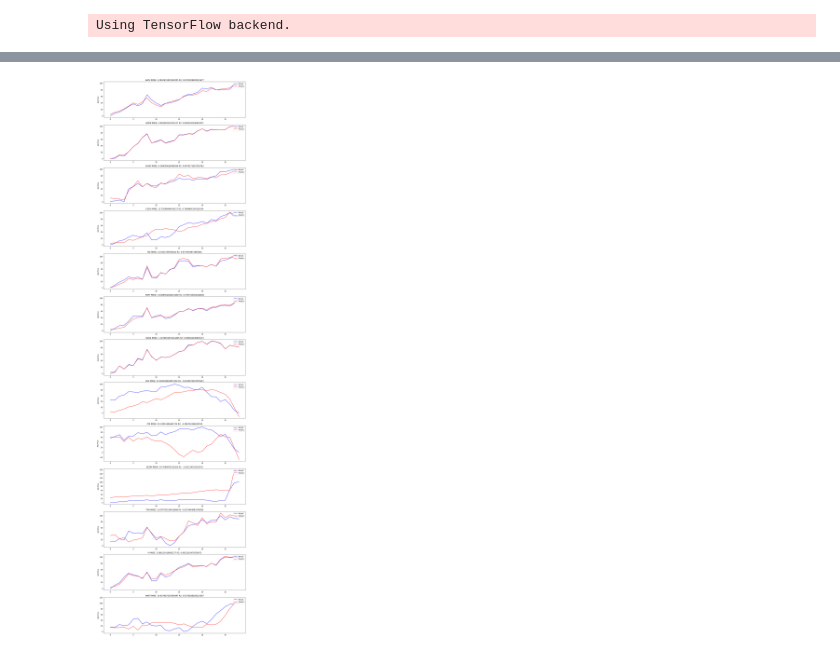
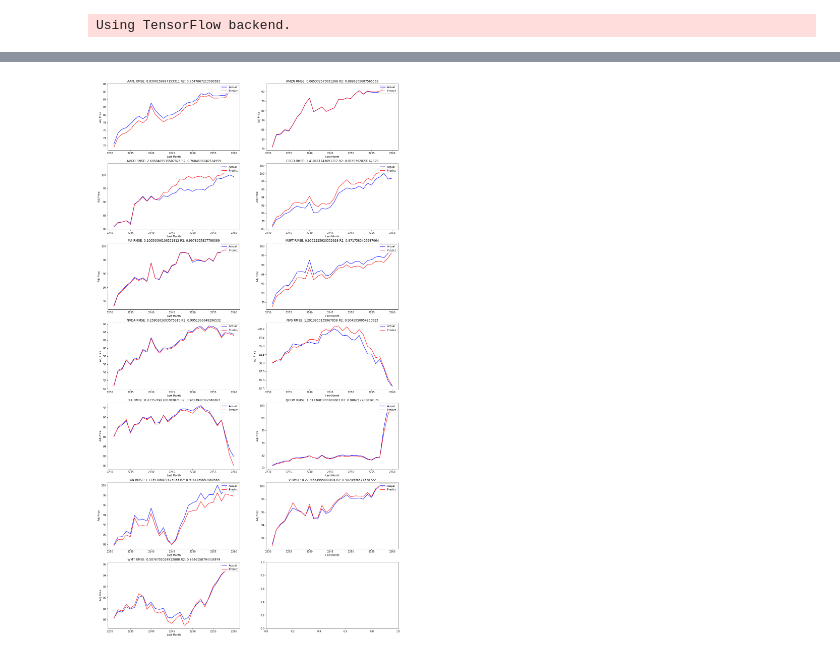
Before and after one commit to farukbulbul/stock_price_indicator, a Jupyter notebook: Stock_Price_Indicator.ipynb, the cells around one changed output, grey strips where cells are left out. Saved outputs shown, nothing was run; the diff lists cells and outputs as text; code cells hidden in the pictures.

Commit message:
result image label fix

```diff
--- a/Stock_Price_Indicator.ipynb
+++ b/Stock_Price_Indicator.ipynb
@@ -50,8 +50,11 @@ for stock in stock_list:
     stock_data_list.append(stock_data)
 # %%
 # C- check for null values
+there_exist_null_value = False
 
 for stock_data in stock_data_list:
-    print(stock_data.isnull().any().any())
+    there_exist_null_value = there_exist_null_value or stock_data.isnull().any().any()
+
+print(there_exist_null_value)
 # %% [output]
 False
@@ -567,16 +535,23 @@ best SVR R2 Score: 0.5370288285523567
 # %%
 def get_title(index, rmse_list, r2_list):
     return stock_list[index] + " RMSE: " + str(rmse_list[index]) + " R2: " + str(r2_list[index])
 
 def plot_prediction_vs_real(actual_array, predict_array):
-    fig, axes = plt.subplots(nrows=13, ncols=1, figsize=(16, 64))
+    fig, axes = plt.subplots(nrows=7, ncols=2, figsize=(20, 30))
+
     for i, actual in enumerate(actual_array):
-        axes[i].plot(actual_array[i].index, actual_array[i],'b', label='Actual')
-        axes[i].plot(actual_array[i].index, predict_array[i],'r', label='Predict')
-        axes[i].set_ylabel('Adj Price')
-        axes[i].legend(loc='upper right')
-        axes[i].set_title(get_title(i,rmse_list, r2_list))
+        column = i % 2
+        row = (i - column)/2
+        row = int(row)
+        axes[row][column].plot(actual_array[i].index, actual_array[i],'b', label='Actual')
+        axes[row][column].plot(actual_array[i].index, predict_array[i],'r', label='Predict')
+        axes[row][column].set_ylabel('Adj Price')
+        axes[row][column].set_xlabel('Last Month')
+        axes[row][column].legend(loc='upper right')
+        axes[row][column].set_title(get_title(i,rmse_list, r2_list))
+    plt.subplots_adjust(left=0.1, right=0.9, top=1.1, bottom=0.1)
     plt.show()
+
 plot_prediction_vs_real(new_y_adj_close_list, y_predict_list)
 # %% [output]
-[figure, old version]
+[figure, new version]
```
Also changed, not shown: parts of 3 cells of this notebook, 3 other files.
